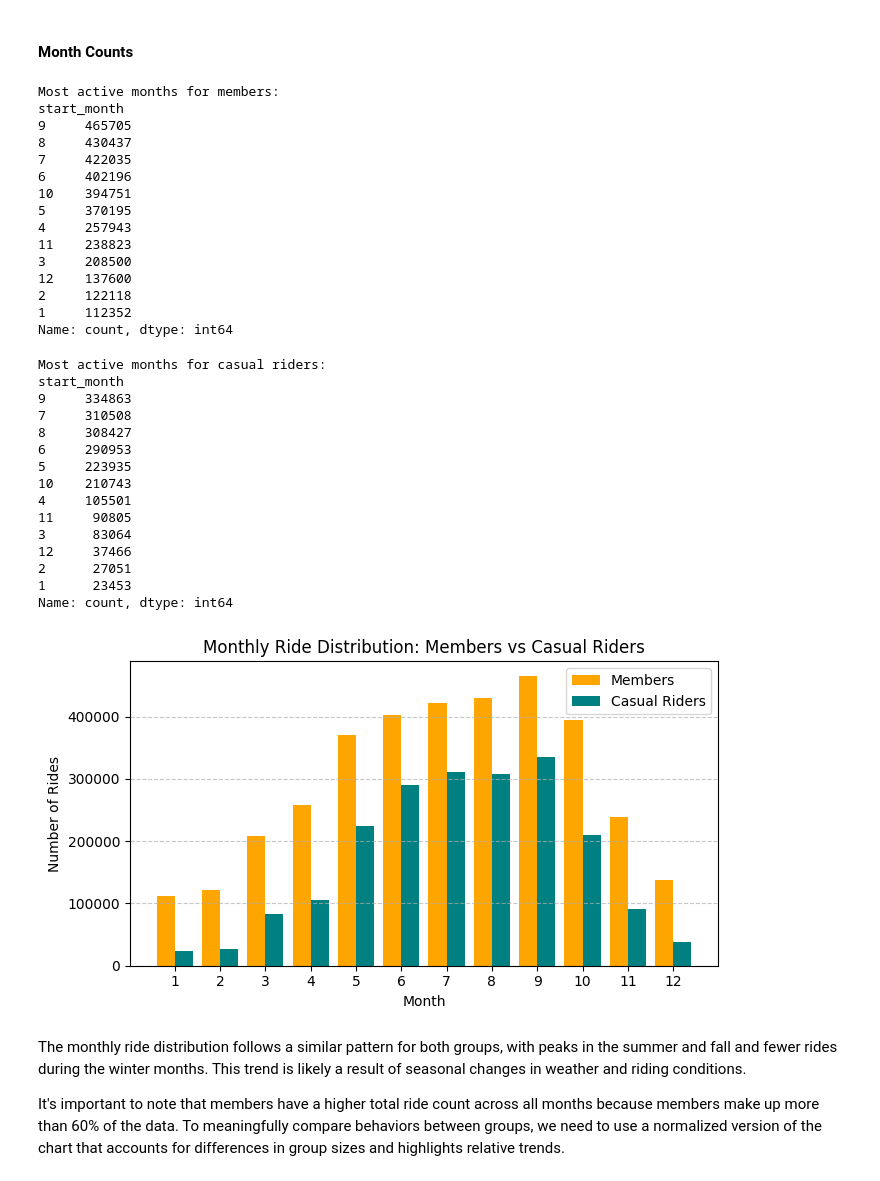
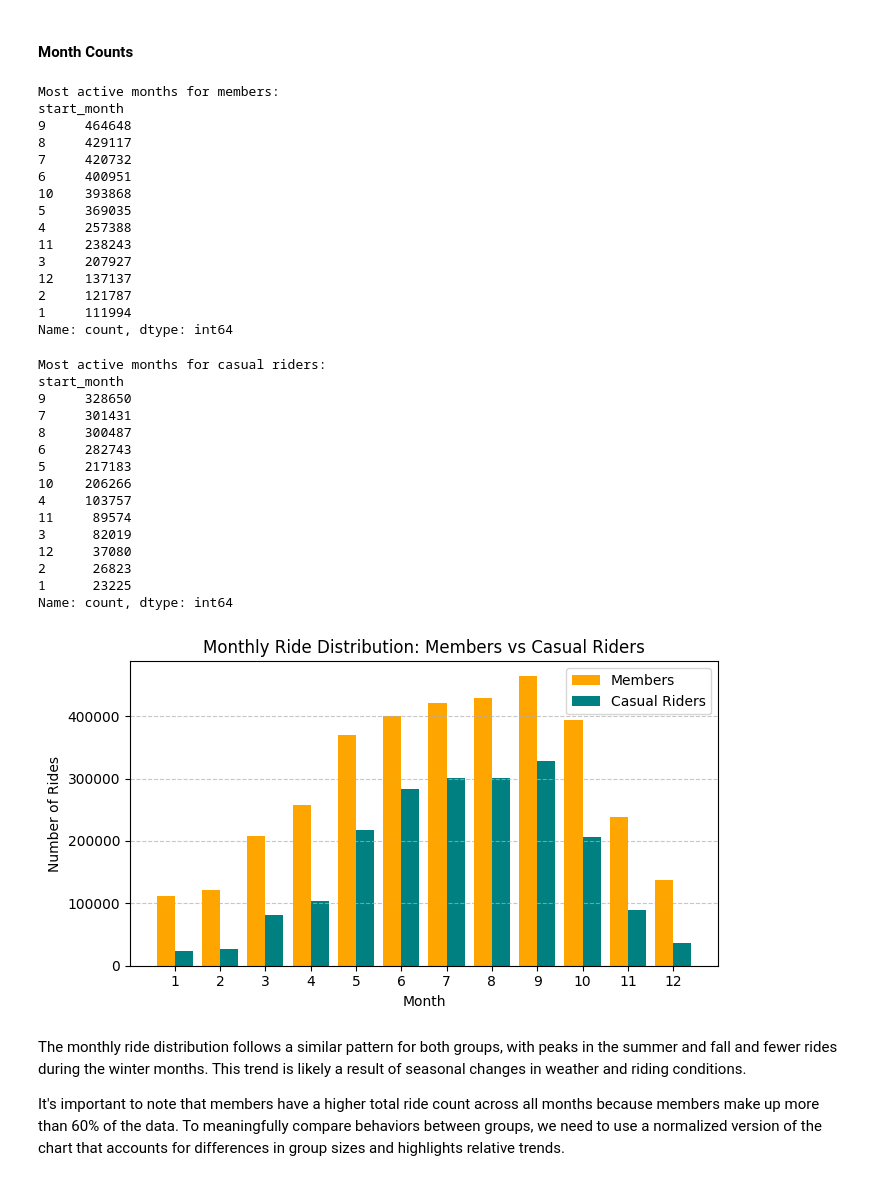
Before and after one commit to michael22leeapp/cyclistic-analysis-case-study, a Jupyter notebook: cyclistic_analysis.ipynb, the cells around one changed output. Drawn from its saved outputs; the diff is of its cells as text; code cells hidden in the pictures.

Commit message:
Updated file
Added filter removing top 1% of rides to account for outliers

```diff
--- a/cyclistic_analysis.ipynb
+++ b/cyclistic_analysis.ipynb
@@ -209,0 +199,7 @@ However, some records with ride durations under 60 seconds were still present in
+# %%
+# 99th percentile ride duration in minutes
+max_cutoff = combined_df['ride_length_minutes'].quantile(0.99)
+print(f"99th percentile cutoff: {max_cutoff:.2f} minutes")
+
+# Filter out top 1% of rides (possible outliers)
+filtered_df = filtered_df[filtered_df['ride_length_minutes'] <= cutoff]
@@ -288,66 +270,64 @@ casual_df = filtered_df[filtered_df['member_casual'] == 'casual'].copy() # Filte
 # %%
 member_df['start_month'] = member_df['started_at'].dt.month
 member_month_counts = member_df['start_month'].value_counts()
-print(f'\nMost active months for members:\n{member_month_counts}')
+print(f'Most active months for members:\n{member_month_counts}')
 # %% [output]
 Most active months for members:
 start_month
-9     465705
-8     430437
-7     422035
-6     402196
-10    394751
-5     370195
-4     257943
-11    238823
-3     208500
-12    137600
-2     122118
-1     112352
+9     464648
+8     429117
+7     420732
+6     400951
+10    393868
+5     369035
+4     257388
+11    238243
+3     207927
+12    137137
+2     121787
+1     111994
 Name: count, dtype: int64
 # %%
 casual_df['start_month'] = casual_df['started_at'].dt.month
 casual_month_counts = casual_df['start_month'].value_counts()
-print(f'\nMost active months for casual riders:\n{casual_month_counts}')
+print(f'Most active months for casual riders:\n{casual_month_counts}')
 # %% [output]
 Most active months for casual riders:
 start_month
-9     334863
-7     310508
-8     308427
-6     290953
-5     223935
-10    210743
-4     105501
-11     90805
-3      83064
-12     37466
-2      27051
-1      23453
+9     328650
+7     301431
+8     300487
+6     282743
+5     217183
+10    206266
+4     103757
+11     89574
+3      82019
+12     37080
+2      26823
+1      23225
 Name: count, dtype: int64
 # %%
-# Sort day counts by day index (1 = Sun to 7 = Sat)
+# Sort months in order
 member_month_counts = member_month_counts.sort_index()
 casual_month_counts = casual_month_counts.sort_index()
 
-# X-axis positions
-months = np.array(range(1, 13))  # Days 1 through 7
-bar_width = 0.4
-
+months = np.array(range(1, 13))
+bar_width = 0.
 # Plot
 plt.figure(figsize=(7, 4))
 plt.bar(months - bar_width/2, member_month_counts.values, width=bar_width, label='Members', color='orange')
 plt.bar(months + bar_width/2, casual_month_counts.values, width=bar_width, label='Casual Riders', color='teal')
 plt.xlabel('Month')
 plt.ylabel('Number of Rides')
 plt.title('Monthly Ride Distribution: Members vs Casual Riders')
 plt.xticks(range(1, 13))
 plt.grid(axis='y', linestyle='--', alpha=0.7)
 plt.legend()
 plt.tight_layout()
 plt.show()
 # %% [output]
-[figure, old version]
+[figure, new version]
 # %% [markdown]
 The monthly ride distribution follows a similar pattern for both groups, with peaks in the summer and fall and fewer rides during the winter months. This trend is likely a result of seasonal changes in weather and riding conditions.
 
```
Also changed, not shown: parts of 27 cells of this notebook.
